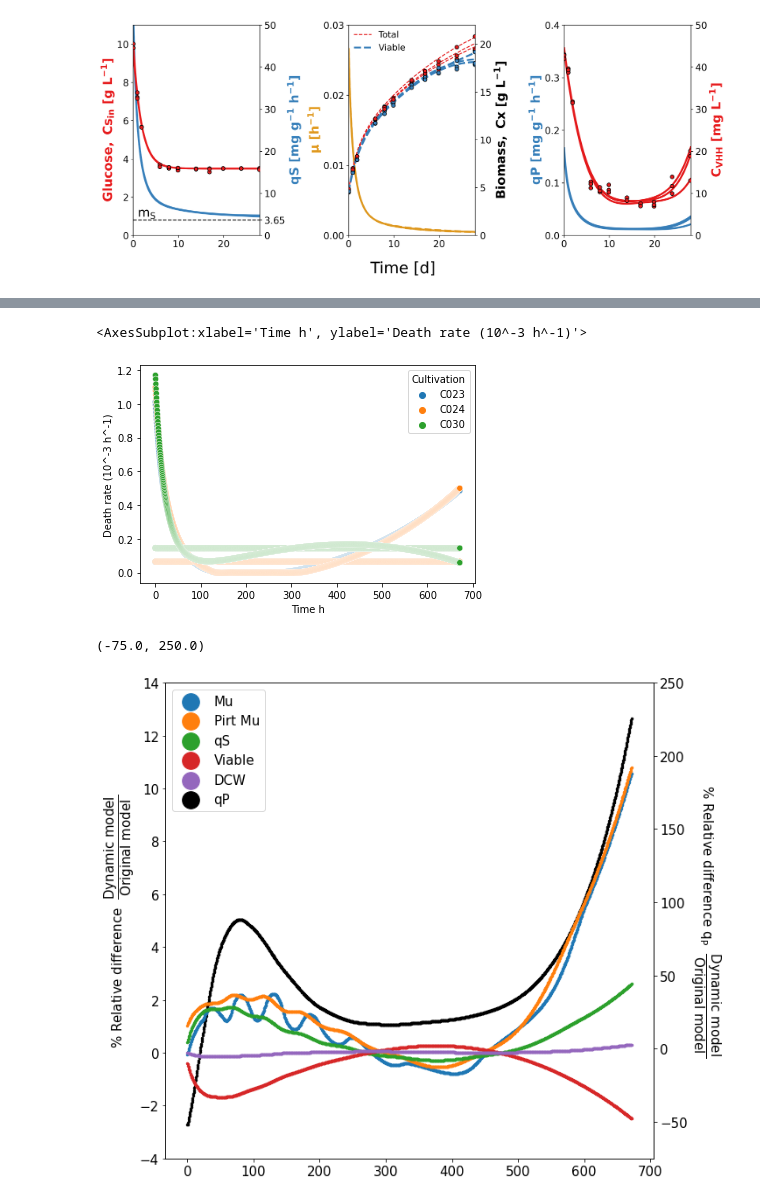
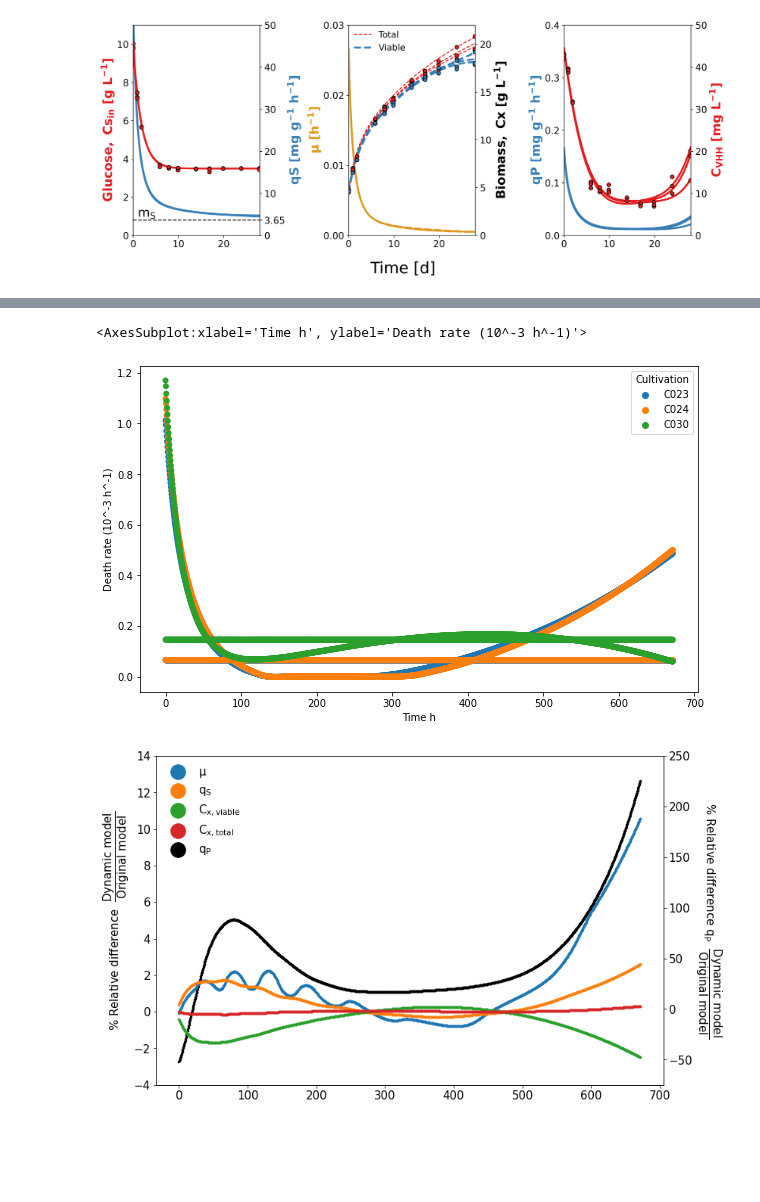
Before and after one commit to bcoltman/Kphaffii_NearZero, a Jupyter notebook: scripts/RegressionModel.ipynb, the cells around one changed output, grey strips where cells are left out. Cells and saved outputs as stored; diff of their text form; code cells hidden in the pictures; blank space fills up the shorter version.

```diff
--- a/scripts/RegressionModel.ipynb
+++ b/scripts/RegressionModel.ipynb
@@ -330,18 +330,18 @@ sns.scatterplot(data=all_results, x="Time h", y="Interpolated/Pirt", hue="Fit",
 # %%
 import seaborn as sns
-fig, ax = plt.subplots()
-sns.scatterplot(data=all_results, x="Time h", y="Death rate (10^-3 h^-1)", hue="Cultivation")
+fig, ax = plt.subplots(figsize=(10,6))
+sns.scatterplot(data=all_results, x="Time h", y="Death rate (10^-3 h^-1)", hue="Cultivation", ec=None)
 # %% [output]
 <AxesSubplot:xlabel='Time h', ylabel='Death rate (10^-3 h^-1)'>
-[figure, old version]
+[figure, new version]
 # %%
-fig, ax =plt.subplots(figsize=(10,10))
+fig, ax =plt.subplots(figsize=(12,8))
 ax2 = ax.twinx()
 ax.set_zorder(1)  # default zorder is 0 for ax1 and ax2
 ax.patch.set_visible(False)
 
 gomp = all_results.loc["Gompertz", ["Time h", 'Biomass viable model g/L','Biomass model g/L',
-                                  "Growth Rate model 1/h", "Growth Rate Pirt 1/h", "qS model g/gh", "qP model mg/gh"]]
+                                    "Growth Rate model 1/h", "Growth Rate Pirt 1/h", "qS model g/gh", "qP model mg/gh"]]
 gomp = gomp.groupby("Time h").mean()
 
 dyn = all_results.loc["Dynamic", ["Time h", 'Biomass viable model g/L','Biomass model g/L',
@@ -351,13 +351,13 @@ dyn = dyn.groupby("Time h").mean()
 temp = dyn.div(gomp)
 temp = temp*100 -100
 
-ax2.scatter(temp.index, temp.loc[:,"qP model mg/gh"], label="qP", c="black", zorder=10,s=6)
+ax2.scatter(temp.index, temp.loc[:,"qP model mg/gh"], label="$q_P$", c="black", zorder=10,s=6)
 
-ax.scatter(temp.index, temp.loc[:,"Growth Rate model 1/h"], label="Mu", zorder=0, s=6)
-ax.scatter(temp.index, temp.loc[:,"Growth Rate Pirt 1/h"], label="Pirt Mu", zorder=0, s=6)
-ax.scatter(temp.index, temp.loc[:,"qS model g/gh"], label="qS",s=6)
-ax.scatter(temp.index, temp.loc[:,"Biomass viable model g/L"], label="Viable",s=6)
-ax.scatter(temp.index, temp.loc[:,"Biomass model g/L"], label="DCW",s=6)
+ax.scatter(temp.index, temp.loc[:,"Growth Rate model 1/h"], label="$\mu$", zorder=0, s=6)
+# ax.scatter(temp.index, temp.loc[:,"Growth Rate Pirt 1/h"], label="Pirt Mu", zorder=0, s=6)
+ax.scatter(temp.index, temp.loc[:,"qS model g/gh"], label="$q_S$",s=6)
+ax.scatter(temp.index, temp.loc[:,"Biomass viable model g/L"], label="$C_{x, viable}$",s=6)
+ax.scatter(temp.index, temp.loc[:,"Biomass model g/L"], label="$C_{x, total}$",s=6)
 
 ax.set_ylabel(r"% Relative difference  $\dfrac{Dynamic\ model}{Original\ model}$", fontsize=15)
 ax2.set_ylabel(r"% Relative difference $q_P$  $\dfrac{Dynamic\ model}{Original\ model}$", fontsize=15, rotation=270, labelpad=40)
@@ -365,10 +365,12 @@ ax.tick_params(labelsize=15)
 ax2.tick_params(labelsize=15)
 h, l = ax.get_legend_handles_labels()
 h2, l2 = ax2.get_legend_handles_labels()
-ax.legend(handles=h+h2, labels=l+l2, fontsize=15, markerscale=8)
+ax.legend(handles=h+h2, labels=l+l2, fontsize=15, markerscale=8, frameon=False)
 
 ax.set_ylim(-4,14)
 ax2.set_ylim(-75, 250)
+
+fig.savefig(f"../results/plots/RelativeDifferenceRegressionRates.png",
+            bbox_inches="tight",  transparent=True)
 # %% [output]
-(-75.0, 250.0)
-[figure, old version]
+[figure, new version]
```
Also changed, not shown: parts of 4 cells of this notebook, 11 other files.
